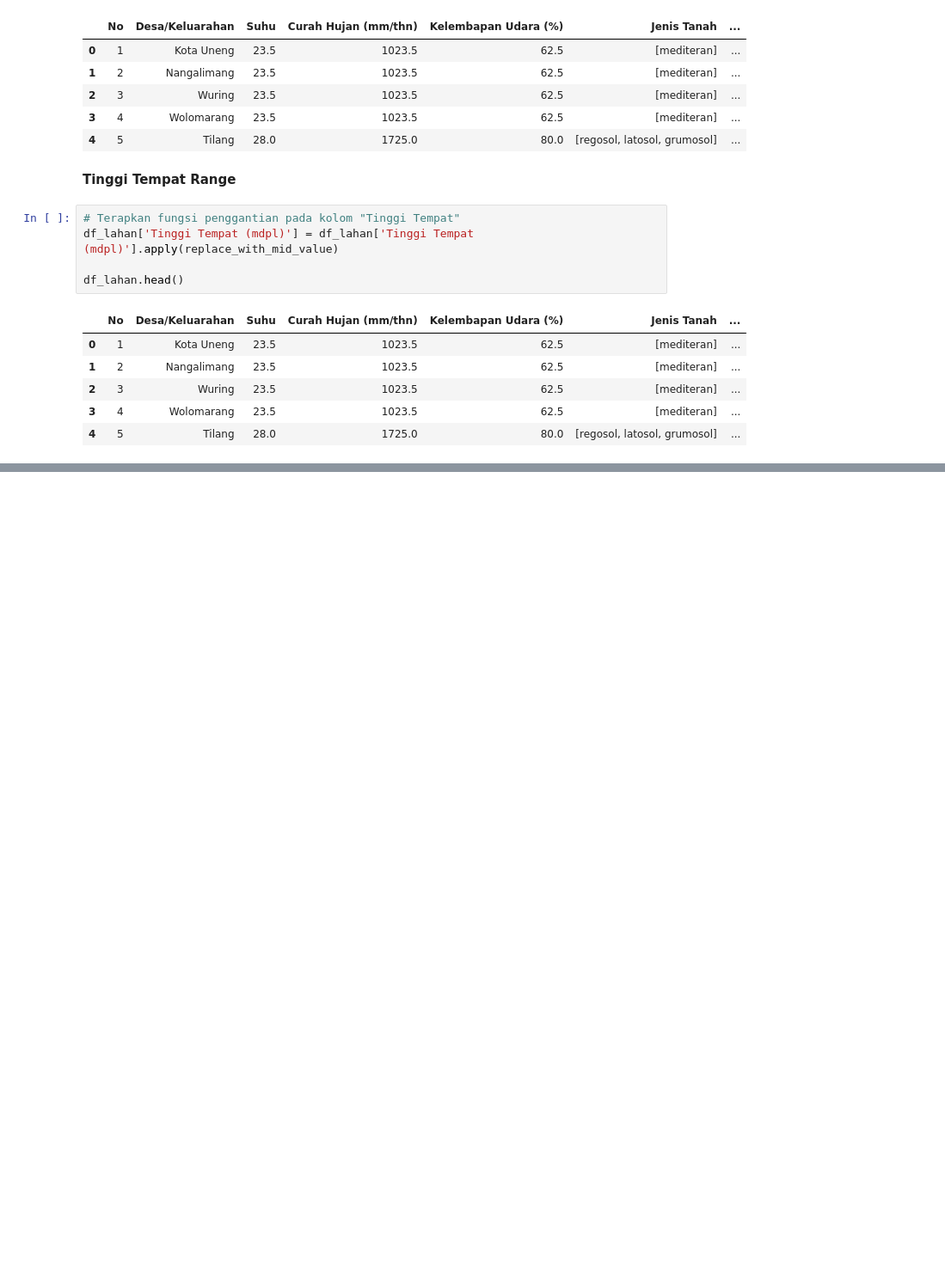
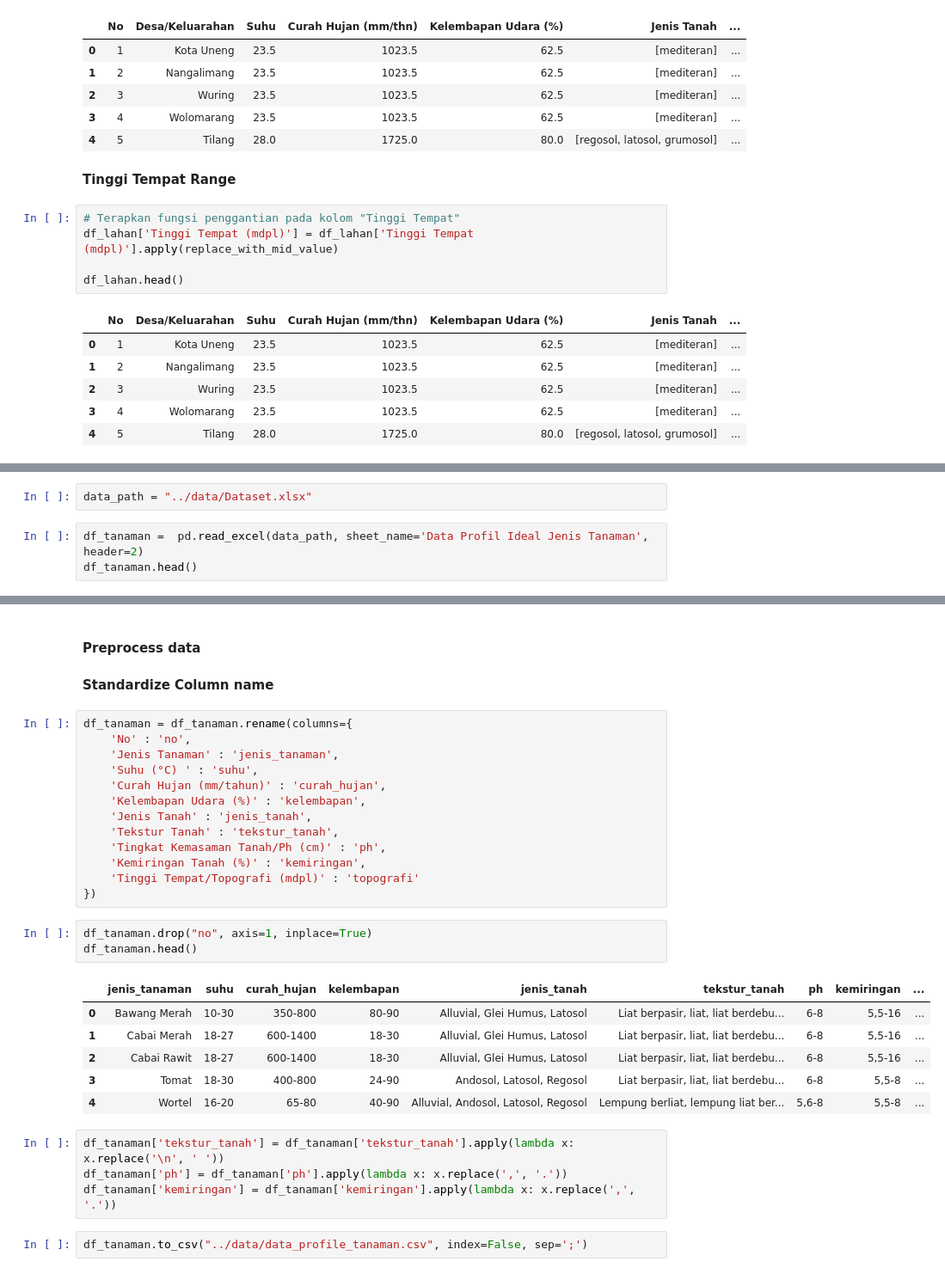
Before and after one commit to fhrzn/dss-hortikultura, a Jupyter notebook: notebook/preprocessing.ipynb, the cells around one changed output, grey strips where cells are left out. Shown at 86% size. Drawn from its saved outputs; the diff is of its cells as text; blank space fills up the shorter version.

```diff
--- a/notebook/preprocessing.ipynb
+++ b/notebook/preprocessing.ipynb
@@ -225,0 +241,5 @@ Data berhasil diekspor ke Excel.
+# %%
+data_path = "../data/Dataset.xlsx"
+# %%
+df_tanaman =  pd.read_excel(data_path, sheet_name='Data Profil Ideal Jenis Tanaman', header=2)
+df_tanaman.head()
@@ -225,0 +253,33 @@ Data berhasil diekspor ke Excel.
+# %% [markdown]
+#### Preprocess data
+# %% [markdown]
+**Standardize Column name**
+# %%
+df_tanaman = df_tanaman.rename(columns={
+    'No' : 'no',
+    'Jenis Tanaman' : 'jenis_tanaman',
+    'Suhu (°C) ' : 'suhu',
+    'Curah Hujan (mm/tahun)' : 'curah_hujan',
+    'Kelembapan Udara (%)' : 'kelembapan',
+    'Jenis Tanah' : 'jenis_tanah',
+    'Tekstur Tanah' : 'tekstur_tanah',
+    'Tingkat Kemasaman Tanah/Ph (cm)' : 'ph',
+    'Kemiringan Tanah (%)' : 'kemiringan',
+    'Tinggi Tempat/Topografi (mdpl)' : 'topografi'
+})
+# %%
+df_tanaman.drop("no", axis=1, inplace=True)
+df_tanaman.head()
+# %% [output]
+|  | jenis_tanaman | suhu | curah_hujan | kelembapan | jenis_tanah | tekstur_tanah | ph | kemiringan | ... |
+| 0 | Bawang Merah | 10-30 | 350-800 | 80-90 | Alluvial, Glei Humus, Latosol | Liat berpasir, liat, liat berdebu... | 6-8 | 5,5-16 | ... |
+| 1 | Cabai Merah | 18-27 | 600-1400 | 18-30 | Alluvial, Glei Humus, Latosol | Liat berpasir, liat, liat berdebu... | 6-8 | 5,5-16 | ... |
+| 2 | Cabai Rawit | 18-27 | 600-1400 | 18-30 | Alluvial, Glei Humus, Latosol | Liat berpasir, liat, liat berdebu... | 6-8 | 5,5-16 | ... |
+| 3 | Tomat | 18-30 | 400-800 | 24-90 | Andosol, Latosol, Regosol | Liat berpasir, liat, liat berdebu... | 6-8 | 5,5-8 | ... |
+| 4 | Wortel | 16-20 | 65-80 | 40-90 | Alluvial, Andosol, Latosol, Regosol | Lempung berliat, lempung liat ber... | 5,6-8 | 5,5-8 | ... |
+# %%
+df_tanaman['tekstur_tanah'] = df_tanaman['tekstur_tanah'].apply(lambda x: x.replace('\n', ' '))
+df_tanaman['ph'] = df_tanaman['ph'].apply(lambda x: x.replace(',', '.'))
+df_tanaman['kemiringan'] = df_tanaman['kemiringan'].apply(lambda x: x.replace(',', '.'))
+# %%
+df_tanaman.to_csv("../data/data_profile_tanaman.csv", index=False, sep=';')
```
Also changed, not shown: parts of 11 cells of this notebook, 4 other files.
